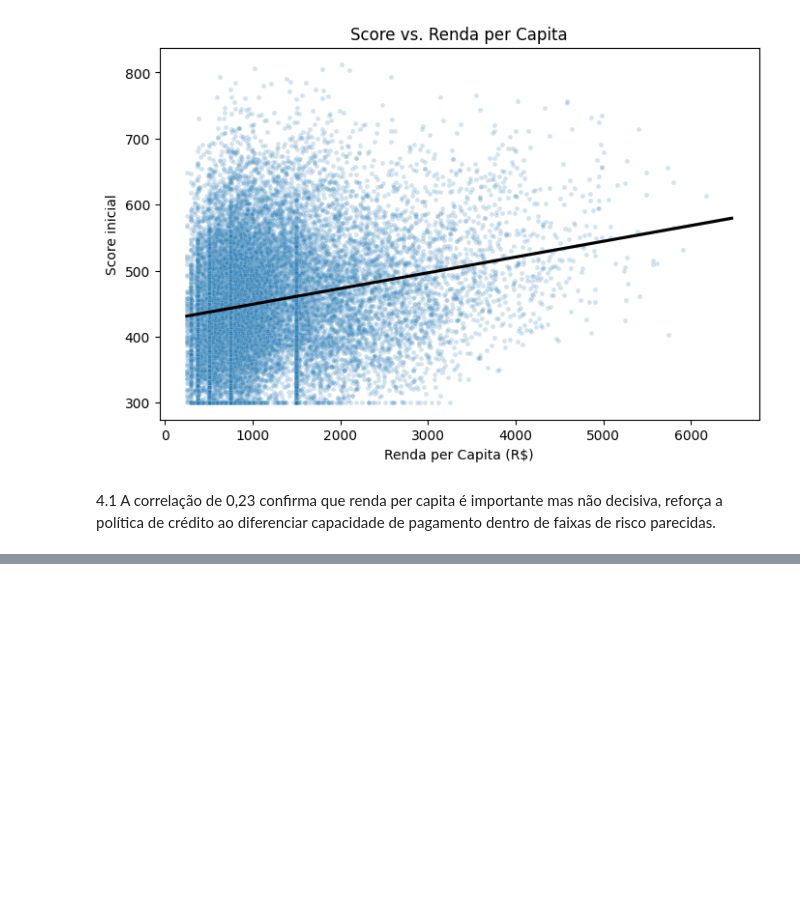
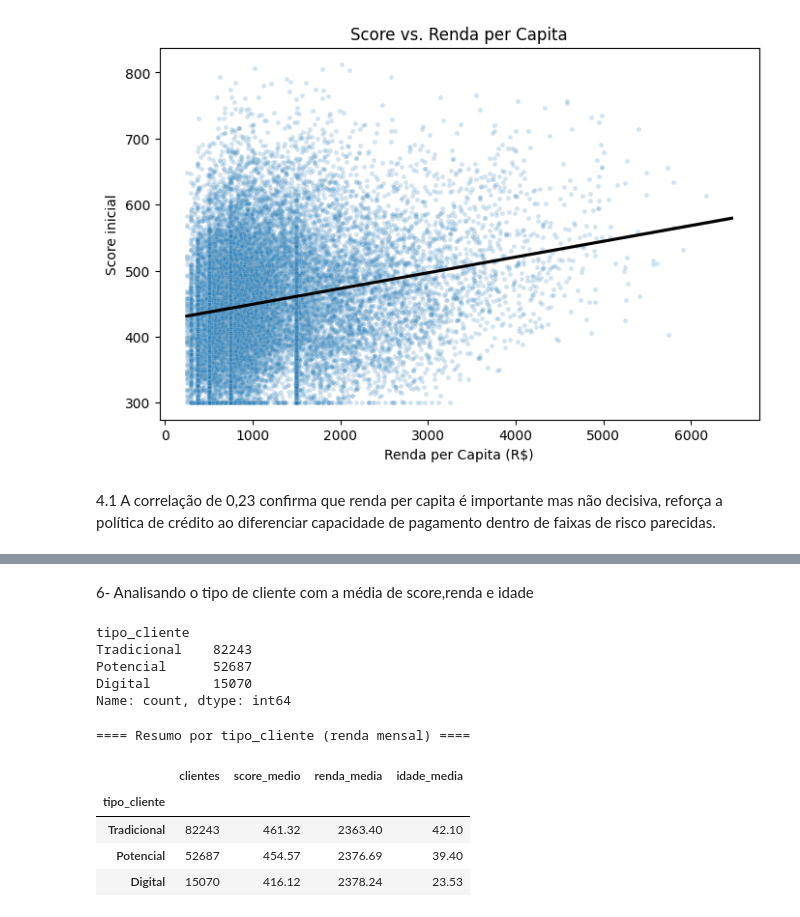
Before and after one commit to mairasantana/desafio-final-neurotech, a Jupyter notebook: analise_de_dados.ipynb, the cells around one changed output, grey strips where cells are left out. Drawn from its saved outputs; the diff is of its cells as text; code cells hidden in the pictures; blank space fills up the shorter version.

```diff
--- a/analise_de_dados.ipynb
+++ b/analise_de_dados.ipynb
@@ -490,0 +565,33 @@ plt.show()
+# %% [markdown]
+6- Analisando o tipo de cliente com a média de score,renda e idade
+# %%
+# Conhecendo os dados da coluna
+tipo_cliente_counts = df_cadastral['tipo_cliente'].value_counts()
+print(tipo_cliente_counts)
+# %% [output]
+tipo_cliente
+Tradicional    82243
+Potencial      52687
+Digital        15070
+Name: count, dtype: int64
+# %%
+# Tabela-resumo por tipo_cliente usando renda mensal
+summary = (
+    df_cadastral.groupby('tipo_cliente')
+      .agg(clientes      = ('cliente_id',  'count'),
+           score_medio   = ('score_inicial','mean'),
+           renda_media   = ('renda_mensal','mean'),
+           idade_media   = ('idade',       'mean'))
+      .round(2)
+      .sort_values('clientes', ascending=False)
+)
+
+print("==== Resumo por tipo_cliente (renda mensal) ====")
+display(summary)
+# %% [output]
+==== Resumo por tipo_cliente (renda mensal) ====
+|  | clientes | score_medio | renda_media | idade_media |
+| tipo_cliente |  |  |  |  |
+| Tradicional | 82243 | 461.32 | 2363.40 | 42.10 |
+| Potencial | 52687 | 454.57 | 2376.69 | 39.40 |
+| Digital | 15070 | 416.12 | 2378.24 | 23.53 |
```
Also changed, not shown: parts of 10 cells of this notebook.
